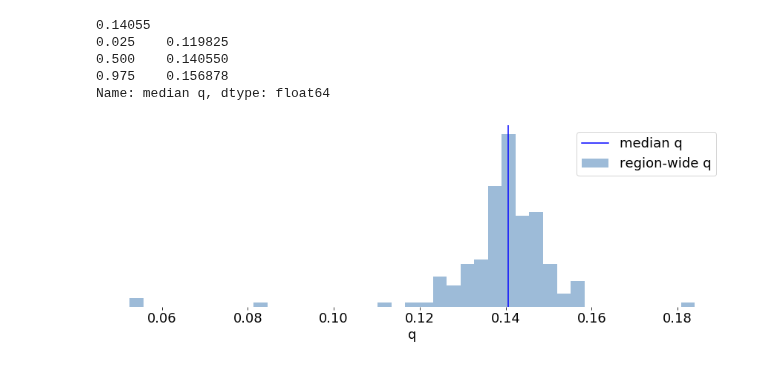
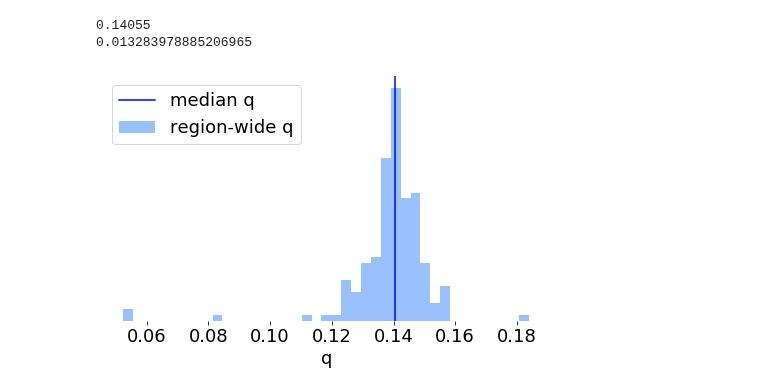
Before and after one commit to ccc1685/covid-19, a Jupyter notebook: notebooks/model_reports/q_report.ipynb, the cells around one changed output. Drawn from its saved outputs; the diff is of its cells as text; code cells hidden in the pictures.

```diff
--- a/notebooks/model_reports/q_report.ipynb
+++ b/notebooks/model_reports/q_report.ipynb
@@ -56,41 +56,38 @@ matplotlib.rc('font', **font)
 
 
 def simpleaxis(ax):
     ax.spines['top'].set_visible(False)
     ax.spines['bottom'].set_visible(False)
     ax.spines['right'].set_visible(False)
     ax.spines['left'].set_visible(False)
 
-c_ = sns.color_palette('Blues')
-f,ax = plt.subplots(1,1,figsize=(15,5))
+
+f,ax = plt.subplots(1,1,figsize=(8,5))
 
 ## R0
-sns.distplot(dfreport['median q'],color=c_[5],ax=ax, kde=False, norm_hist=True, label='region-wide q')
+sns.distplot(dfreport['median q'],color=sns.xkcd_rgb["bright blue"],ax=ax, kde=False, norm_hist=True, label='region-wide q')
 mu = np.median(dfreport['median q'].values)
 print(mu)
 ax.axvline(mu,color='b',label='median q')
-print(dfreport['median q'].quantile(q=[0.025,0.5,0.975]))
-
+# print(dfreport['median q'].quantile(q=[0.025,0.5,0.975]))
+print(dfreport['median q'].std())
 ## Rlast
 # sns.distplot(dfreport['median R0'],color=c_[1],ax=ax, kde=False, norm_hist=True,label='region-wide April 15th, 2020')
 # mu = np.median(dfreport['median Rlast'].values)
 # print(mu)
 # ax.axvline(mu,color='b',alpha=0.5,label='median April 15th, 2020')
 # print(dfreport['median Rlast'].quantiles(q=[0.025,0.5,97.5]))
 
 
-plt.legend()
+plt.legend(loc=2)
 simpleaxis(ax)
 ax.get_yaxis().set_visible(False)
 ax.set_xlabel('')
 plt.subplots_adjust(hspace=0.5,bottom=0.1)
 ax.set_xlabel('q')
 plt.subplots_adjust(hspace=0.5,bottom=0.2)
 plt.savefig(productpath + 'q.png')
 # %% [output]
 0.14055
-0.025    0.119825
-0.500    0.140550
-0.975    0.156878
-Name: median q, dtype: float64
+0.013283978885206965
-[figure, old version]
+[figure, new version]
```
Also changed, not shown: 12 other files.
